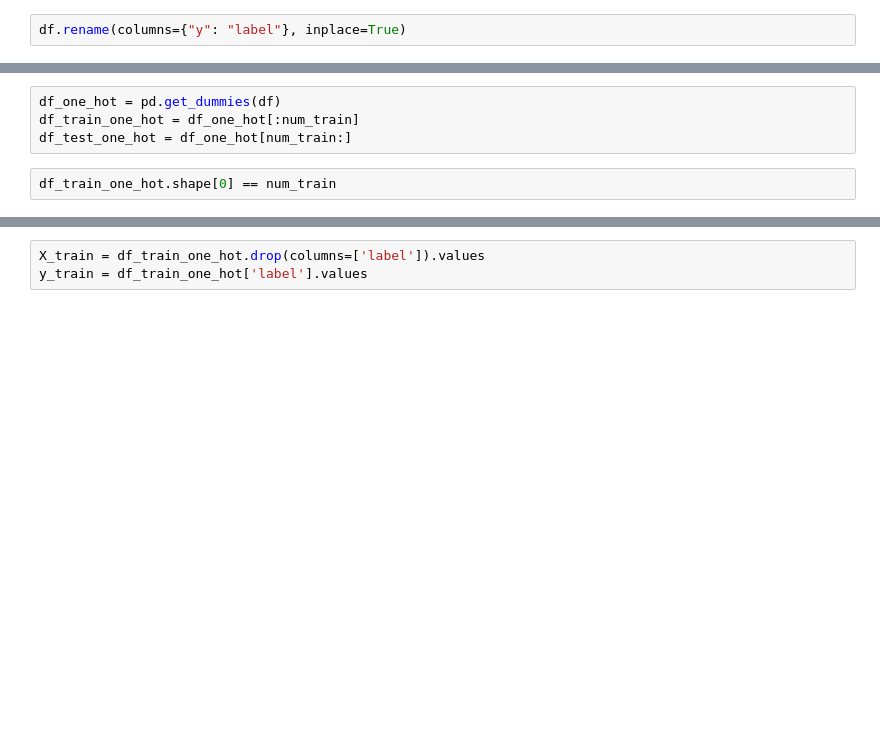
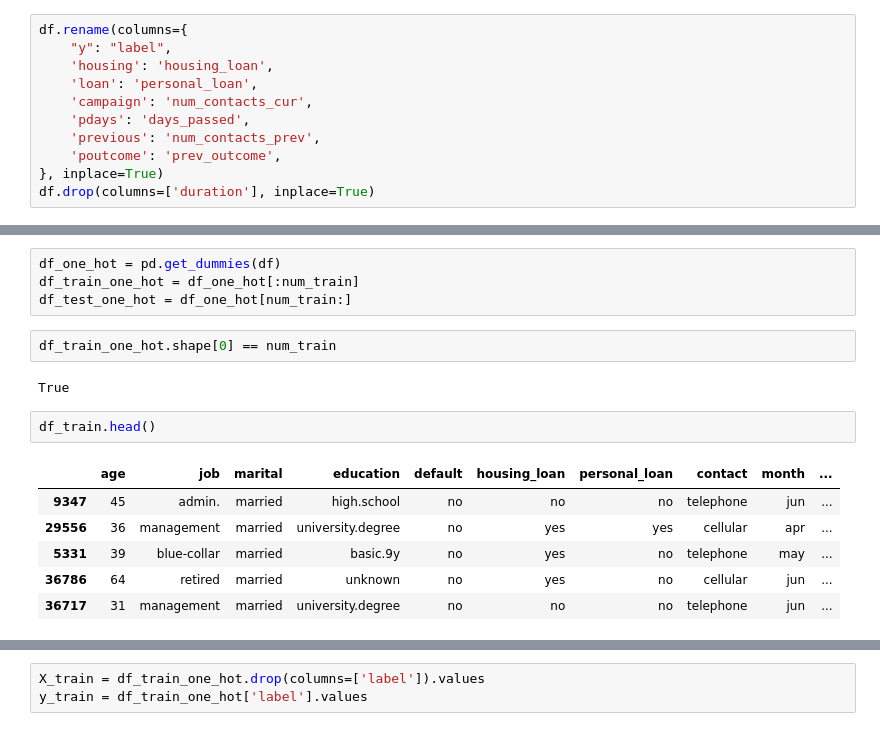
Before and after one commit to nyuvis/SliceLens, a Jupyter notebook: demo_data/bank-marketing.ipynb, the cells around one changed output, grey strips where cells are left out. Cells and saved outputs as stored; diff of their text form; blank space fills up the shorter version.

```diff
--- a/demo_data/bank-marketing.ipynb
+++ b/demo_data/bank-marketing.ipynb
@@ -10,8 +10,17 @@ from sklearn.model_selection import train_test_split
 url = 'https://gist.githubusercontent.com/DanielKerrigan/45a3fb3a2bd3d4863d56107f245b20d1/raw/ac994dd75e5a623fcb481f7396a718c9a1ea5900/bank-additional-full.csv'
 # %%
 df = pd.read_csv(url, sep=';')
-# %%
-df.rename(columns={"y": "label"}, inplace=True)
+# %%
+df.rename(columns={
+    "y": "label",
+    'housing': 'housing_loan',
+    'loan': 'personal_loan',
+    'campaign': 'num_contacts_cur',
+    'pdays': 'days_passed',
+    'previous': 'num_contacts_prev',
+    'poutcome': 'prev_outcome',
+}, inplace=True)
+df.drop(columns=['duration'], inplace=True)
 # %%
 df_train_split, df_test_split = train_test_split(df, test_size=0.25)
 df_train = df_train_split.copy()
@@ -41,3 +82,14 @@ df_train_one_hot = df_one_hot[:num_train]
 df_test_one_hot = df_one_hot[num_train:]
 # %%
 df_train_one_hot.shape[0] == num_train
+# %% [output]
+True
+# %%
+df_train.head()
+# %% [output]
+|  | age | job | marital | education | default | housing_loan | personal_loan | contact | month | ... |
+| 9347 | 45 | admin. | married | high.school | no | no | no | telephone | jun | ... |
+| 29556 | 36 | management | married | university.degree | no | yes | yes | cellular | apr | ... |
+| 5331 | 39 | blue-collar | married | basic.9y | no | yes | no | telephone | may | ... |
+| 36786 | 64 | retired | married | unknown | no | yes | no | cellular | jun | ... |
+| 36717 | 31 | management | married | university.degree | no | no | no | telephone | jun | ... |
```
Also changed, not shown: parts of 13 cells of this notebook, 3 other files.
